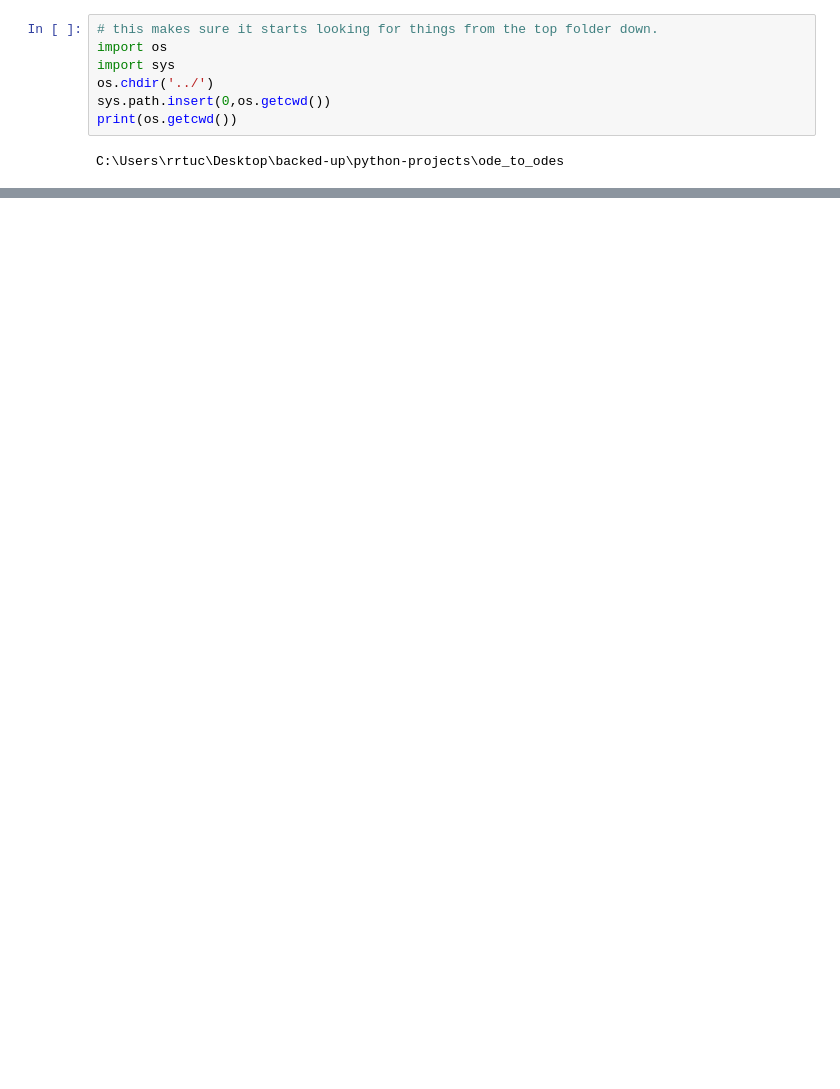
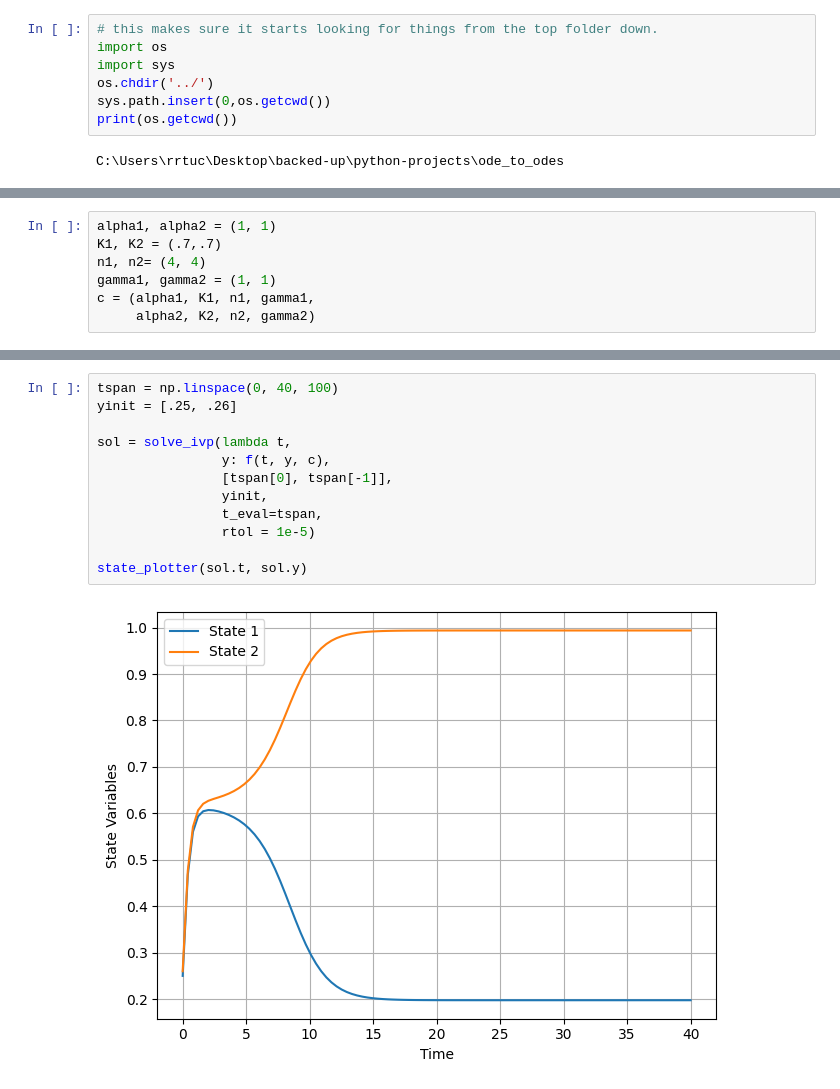
Before and after one commit to rrtucci/ode_to_odes, a Jupyter notebook: jupyter_notebooks/genetic-toggle-switch.ipynb, the cells around one changed output, grey strips where cells are left out. Drawn from its saved outputs; the diff is of its cells as text; blank space fills up the shorter version.

```diff
--- a/jupyter_notebooks/genetic-toggle-switch.ipynb
+++ b/jupyter_notebooks/genetic-toggle-switch.ipynb
@@ -55,0 +66,7 @@ state_plotter(sol.t, sol.y)
+# %%
+alpha1, alpha2 = (1, 1)
+K1, K2 = (.7,.7)
+n1, n2= (4, 4)
+gamma1, gamma2 = (1, 1)
+c = (alpha1, K1, n1, gamma1,
+     alpha2, K2, n2, gamma2)
@@ -55,0 +84,14 @@ state_plotter(sol.t, sol.y)
+# %%
+tspan = np.linspace(0, 40, 100)
+yinit = [.25, .26]
+
+sol = solve_ivp(lambda t,
+                y: f(t, y, c),
+                [tspan[0], tspan[-1]],
+                yinit,
+                t_eval=tspan,
+                rtol = 1e-5)
+
+state_plotter(sol.t, sol.y)
+# %% [output]
+[figure, added]
```
Also changed, not shown: parts of 5 cells of this notebook, 5 other files.
